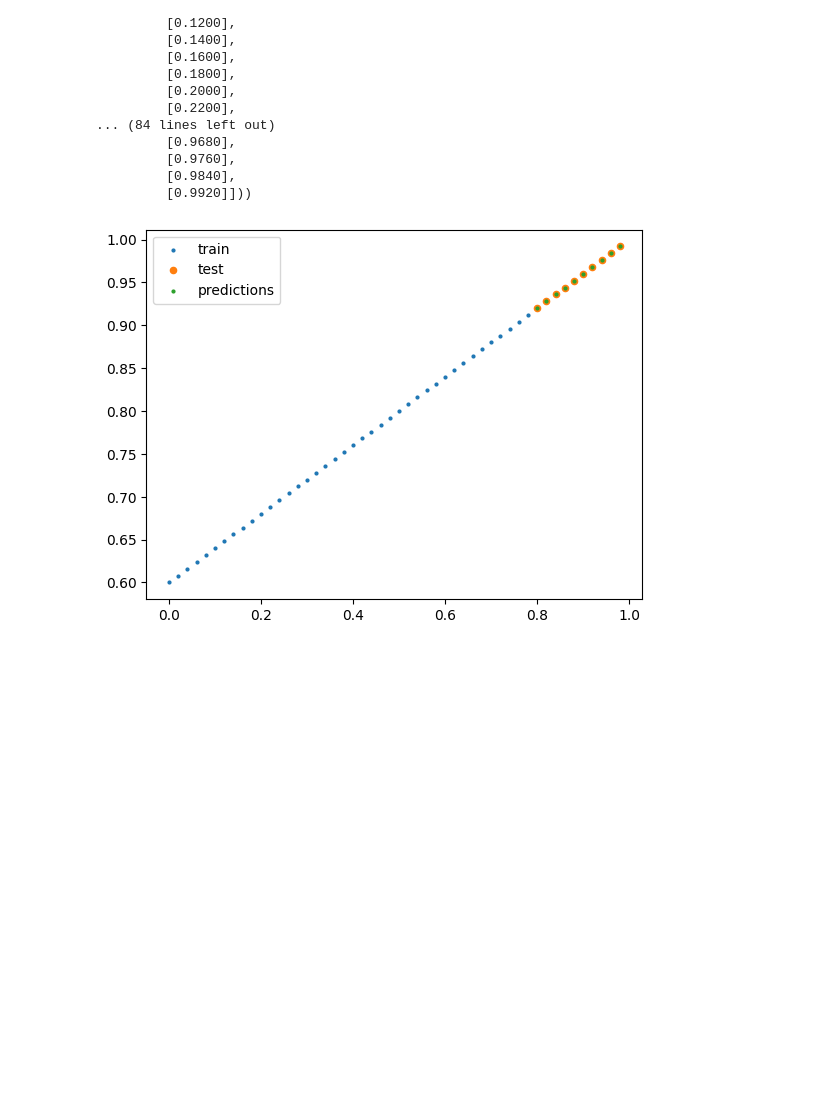
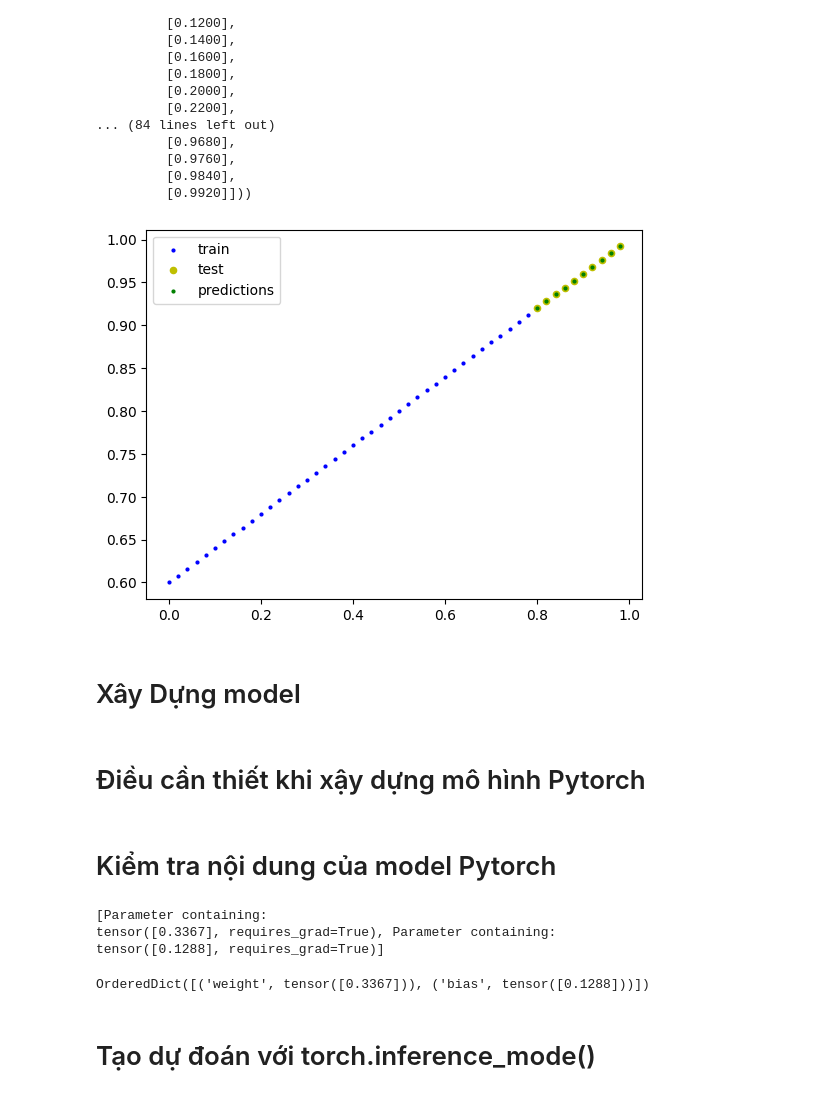
Before and after one commit to tuynvu/Pytorch_For_Deeplearning, a Jupyter notebook: Pytorch Quy Trình Làm Việc/code_jupyterNoteBook/pytorch_quy_trinh_lam_viec.ipynb, the cells around one changed output. Drawn from its saved outputs; the diff is of its cells as text; code cells hidden in the pictures; blank space fills up the shorter version.

```diff
--- a/Pytorch Quy Trình Làm Việc/code_jupyterNoteBook/pytorch_quy_trinh_lam_viec.ipynb
+++ b/Pytorch Quy Trình Làm Việc/code_jupyterNoteBook/pytorch_quy_trinh_lam_viec.ipynb
@@ -54,16 +54,18 @@ predictions = weight * test_x + bias
 # %%
 import matplotlib.pyplot as plt
 
 def plot_predict(data_x=train_x, data_y=train_y, data_test_x=test_x, data_test_y=test_y, predictions=None):
 
-    plt.scatter(data_x, data_y, s=4, label="train")
-    plt.scatter(data_test_x, data_test_y, s=20, label="test")
+    plt.scatter(data_x, data_y, c="b", s=4, label="train")
+    plt.scatter(data_test_x, data_test_y, c="y", s=20, label="test")
     if predictions is not None:
-        plt.scatter(data_test_x, predictions, s=4, label="predictions")
+        plt.scatter(data_test_x, predictions, s=4, c="g", label="predictions")
 
     plt.legend()
     plt.show()
 
 plot_predict(predictions=predictions)
 # %% [output]
-[figure, old version]
+[figure, new version]
+# %% [markdown]
+# Xây Dựng model
@@ -69,0 +86,2 @@ plot_predict(predictions=predictions)
+# %% [markdown]
+# Điều cần thiết khi xậy dựng mô hình Pytorch
@@ -69,0 +94,18 @@ plot_predict(predictions=predictions)
+# %% [markdown]
+# Kiểm tra nội dung của model Pytorch
+# %%
+torch.manual_seed(42)
+
+linear = LinearRegression()
+
+print(list(linear.parameters()))
+# %% [output]
+[Parameter containing:
+tensor([0.3367], requires_grad=True), Parameter containing:
+tensor([0.1288], requires_grad=True)]
+# %%
+linear.state_dict()
+# %% [output]
+OrderedDict([('weight', tensor([0.3367])), ('bias', tensor([0.1288]))])
+# %% [markdown]
+# Tạo dự đoán với torch.inference_mode()
```
Also changed, not shown: parts of 8 cells of this notebook, 2 other files.
